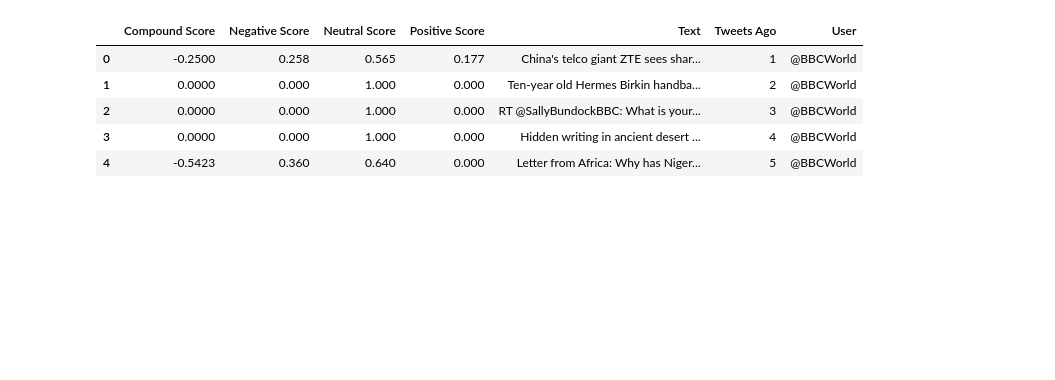
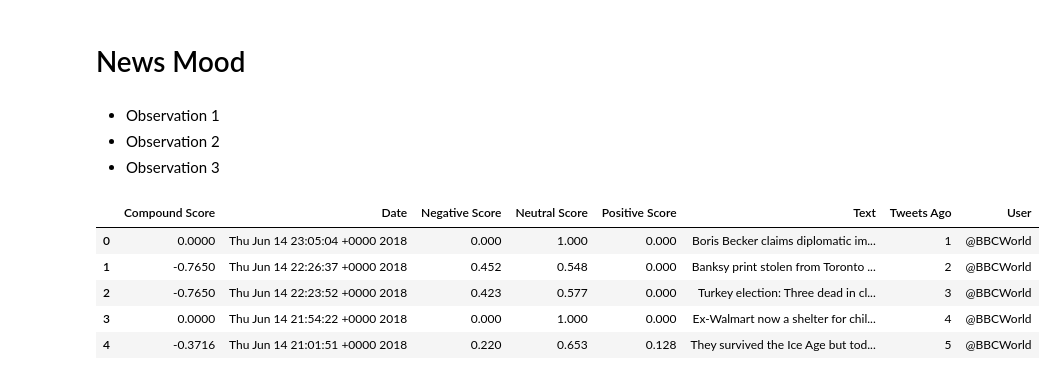
Before and after one commit to adekted/homework, a Jupyter notebook: 07-Social-Analytics/SocialAnalytics.ipynb, the cells around one changed output. Drawn from its saved outputs; the diff is of its cells as text; code cells hidden in the pictures; blank space fills up the shorter version.

```diff
--- a/07-Social-Analytics/SocialAnalytics.ipynb
+++ b/07-Social-Analytics/SocialAnalytics.ipynb
@@ -1,3 +1,9 @@
+# %% [markdown]
+# News Mood
+# %% [markdown]
+* Observation 1
+* Observation 2
+* Observation 3
 # %%
 import tweepy
 import json
@@ -9,38 +15,40 @@ from vaderSentiment.vaderSentiment import SentimentIntensityAnalyzer
 # %%
 # Setting up Tweepy Authentication
 auth = tweepy.OAuthHandler(consumer_key, consumer_secret)
 auth.set_access_token(access_token, access_token_secret)
 api = tweepy.API(auth, parser=tweepy.parsers.JSONParser())
 
 analyzer = SentimentIntensityAnalyzer()
 targets = ['@BBCWorld', '@CNN', '@CBSNews', '@FoxNews', '@NYTimes']
 
 tweets = []
 
 for user in targets:
     counter = 1
     public_tweets = api.user_timeline(user, count = 100)
     for tweet in public_tweets:
         tweets.append({
             "User" : user,
+            "Date" : tweet['created_at'],
             "Compound Score" : analyzer.polarity_scores(tweet['text'])["compound"],
             "Positive Score" : analyzer.polarity_scores(tweet['text'])["pos"],
             "Neutral Score" : analyzer.polarity_scores(tweet['text'])["neu"],
             "Negative Score" : analyzer.polarity_scores(tweet['text'])["neg"],
             "Text" : tweet['text'],
             "Tweets Ago": counter,
         })
         counter += 1
 
 tweets_df = pd.DataFrame.from_dict(tweets)
+tweets_df.to_csv("tweets")
 tweets_df.head()
 # %% [output]
-|  | Compound Score | Negative Score | Neutral Score | Positive Score | Text | Tweets Ago | User |
-| 0 | -0.2500 | 0.258 | 0.565 | 0.177 | China's telco giant ZTE sees shar... | 1 | @BBCWorld |
-| 1 | 0.0000 | 0.000 | 1.000 | 0.000 | Ten-year old Hermes Birkin handba... | 2 | @BBCWorld |
-| 2 | 0.0000 | 0.000 | 1.000 | 0.000 | RT @SallyBundockBBC: What is your... | 3 | @BBCWorld |
-| 3 | 0.0000 | 0.000 | 1.000 | 0.000 | Hidden writing in ancient desert ... | 4 | @BBCWorld |
-| 4 | -0.5423 | 0.360 | 0.640 | 0.000 | Letter from Africa: Why has Niger... | 5 | @BBCWorld |
+|  | Compound Score | Date | Negative Score | Neutral Score | Positive Score | Text | Tweets Ago | User |
+| 0 | 0.0000 | Thu Jun 14 23:05:04 +0000 2018 | 0.000 | 1.000 | 0.000 | Boris Becker claims diplomatic im... | 1 | @BBCWorld |
+| 1 | -0.7650 | Thu Jun 14 22:26:37 +0000 2018 | 0.452 | 0.548 | 0.000 | Banksy print stolen from Toronto ... | 2 | @BBCWorld |
+| 2 | -0.7650 | Thu Jun 14 22:23:52 +0000 2018 | 0.423 | 0.577 | 0.000 | Turkey election: Three dead in cl... | 3 | @BBCWorld |
+| 3 | 0.0000 | Thu Jun 14 21:54:22 +0000 2018 | 0.000 | 1.000 | 0.000 | Ex-Walmart now a shelter for chil... | 4 | @BBCWorld |
+| 4 | -0.3716 | Thu Jun 14 21:01:51 +0000 2018 | 0.220 | 0.653 | 0.128 | They survived the Ice Age but tod... | 5 | @BBCWorld |
 # %%
 plt.figure(figsize=(10,6))
 for target in targets:
```
Also changed, not shown: parts of 3 cells of this notebook, 3 other files.
